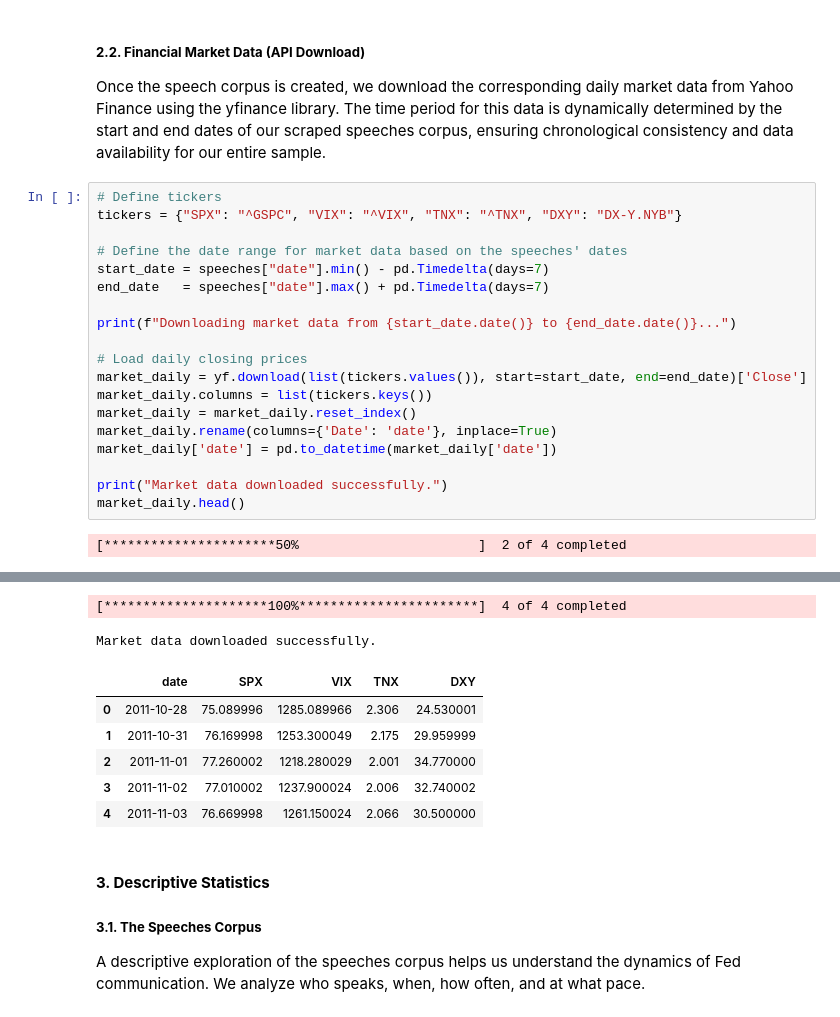
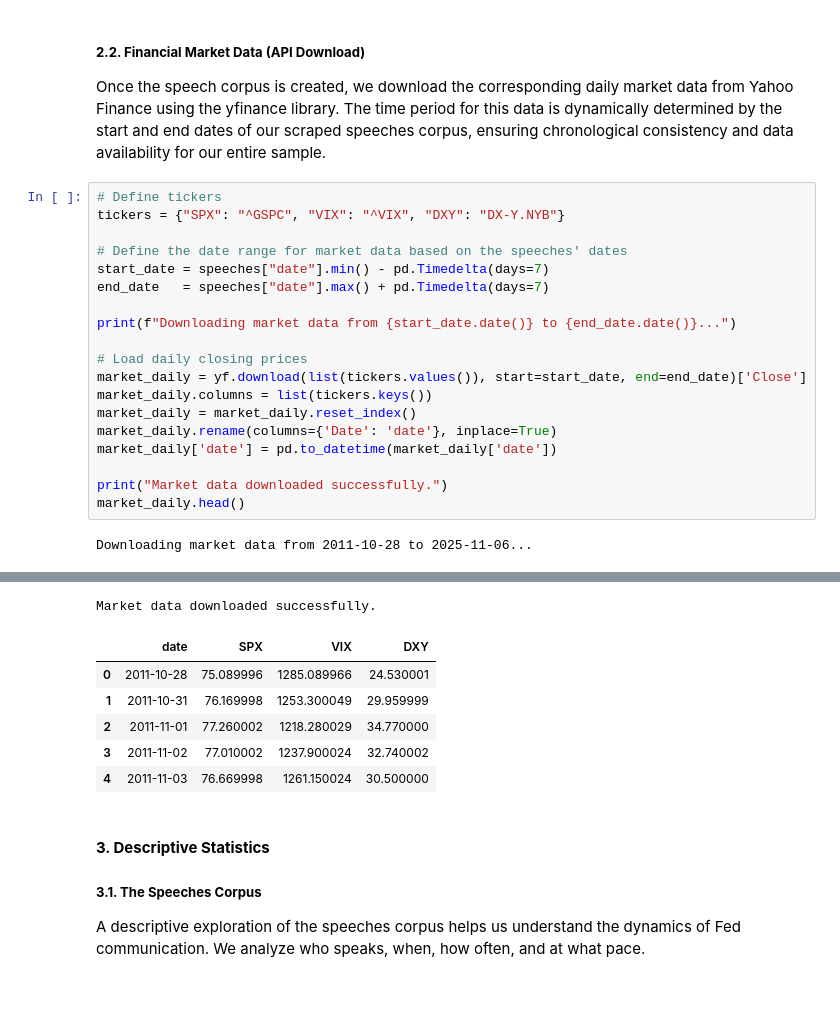
Before and after one commit to nonnen96/fed-communication-saturation, a Jupyter notebook: work_new_version .ipynb, the cells around one changed output, grey strips where cells are left out. Cells and saved outputs as stored; diff of their text form.

```diff
--- a/work_new_version .ipynb
+++ b/work_new_version .ipynb
@@ -614,7 +576,7 @@ Once the speech corpus is created, we download the corresponding daily market da
 The time period for this data is dynamically determined by the start and end dates of our scraped speeches corpus, ensuring chronological consistency and data availability for our entire sample.
 # %%
 # Define tickers
-tickers = {"SPX": "^GSPC", "VIX": "^VIX", "TNX": "^TNX", "DXY": "DX-Y.NYB"}
+tickers = {"SPX": "^GSPC", "VIX": "^VIX", "DXY": "DX-Y.NYB"}
 
 # Define the date range for market data based on the speeches' dates
 start_date = speeches["date"].min() - pd.Timedelta(days=7)
@@ -632,4 +594,4 @@ market_daily['date'] = pd.to_datetime(market_daily['date'])
 print("Market data downloaded successfully.")
 market_daily.head()
 # %% [output]
-[**********************50%                       ]  2 of 4 completed
+Downloading market data from 2011-10-28 to 2025-11-06...
@@ -637,11 +599,10 @@ Downloading market data from 2011-10-28 to 2025-11-06...
-[*********************100%***********************]  4 of 4 completed
+Market data downloaded successfully.
-Market data downloaded successfully.
-|  | date | SPX | VIX | TNX | DXY |
-| 0 | 2011-10-28 | 75.089996 | 1285.089966 | 2.306 | 24.530001 |
-| 1 | 2011-10-31 | 76.169998 | 1253.300049 | 2.175 | 29.959999 |
-| 2 | 2011-11-01 | 77.260002 | 1218.280029 | 2.001 | 34.770000 |
-| 3 | 2011-11-02 | 77.010002 | 1237.900024 | 2.006 | 32.740002 |
-| 4 | 2011-11-03 | 76.669998 | 1261.150024 | 2.066 | 30.500000 |
+|  | date | SPX | VIX | DXY |
+| 0 | 2011-10-28 | 75.089996 | 1285.089966 | 24.530001 |
+| 1 | 2011-10-31 | 76.169998 | 1253.300049 | 29.959999 |
+| 2 | 2011-11-01 | 77.260002 | 1218.280029 | 34.770000 |
+| 3 | 2011-11-02 | 77.010002 | 1237.900024 | 32.740002 |
+| 4 | 2011-11-03 | 76.669998 | 1261.150024 | 30.500000 |
 # %% [markdown]
 #### **3. Descriptive Statistics**
 
```
Also changed, not shown: parts of 26 cells of this notebook.
